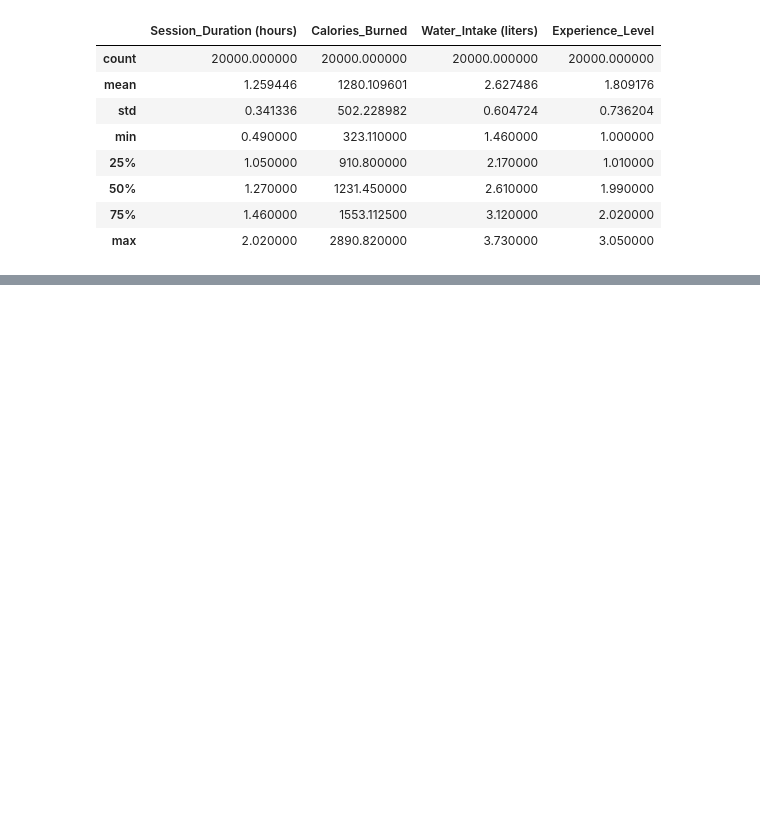
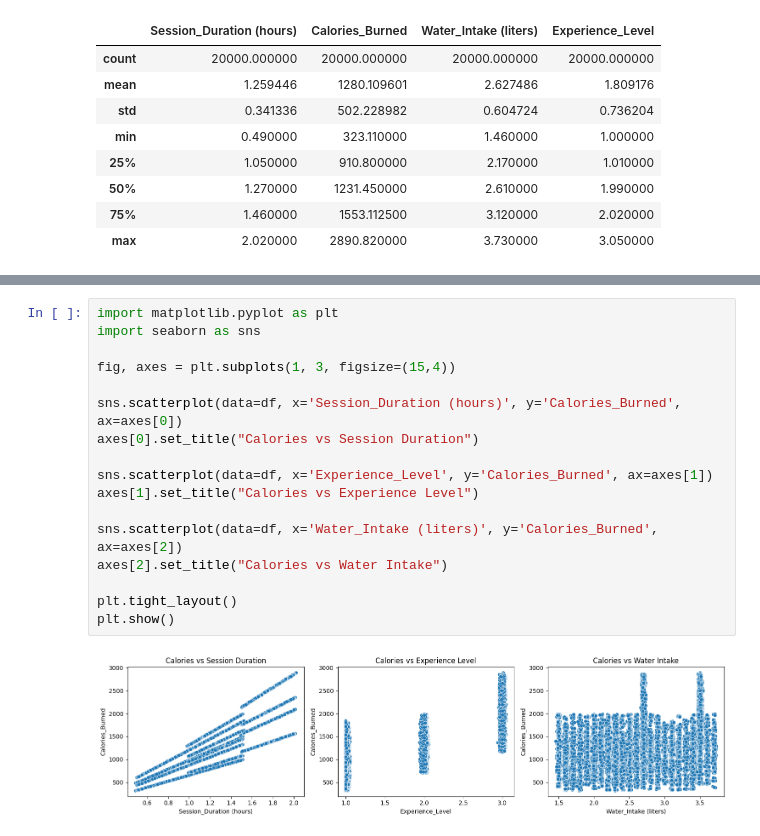
Before and after one commit to luciuswilbert/life_style_ml, a Jupyter notebook: main.ipynb, the cells around one changed output, grey strips where cells are left out. Drawn from its saved outputs; the diff is of its cells as text; blank space fills up the shorter version.

```diff
--- a/main.ipynb
+++ b/main.ipynb
@@ -84,0 +135,19 @@ None
+# %%
+import matplotlib.pyplot as plt
+import seaborn as sns
+
+fig, axes = plt.subplots(1, 3, figsize=(15,4))
+
+sns.scatterplot(data=df, x='Session_Duration (hours)', y='Calories_Burned', ax=axes[0])
+axes[0].set_title("Calories vs Session Duration")
+
+sns.scatterplot(data=df, x='Experience_Level', y='Calories_Burned', ax=axes[1])
+axes[1].set_title("Calories vs Experience Level")
+
+sns.scatterplot(data=df, x='Water_Intake (liters)', y='Calories_Burned', ax=axes[2])
+axes[2].set_title("Calories vs Water Intake")
+
+plt.tight_layout()
+plt.show()
+# %% [output]
+[figure, added]
```
Also changed, not shown: parts of 7 cells of this notebook, 1 other file.
